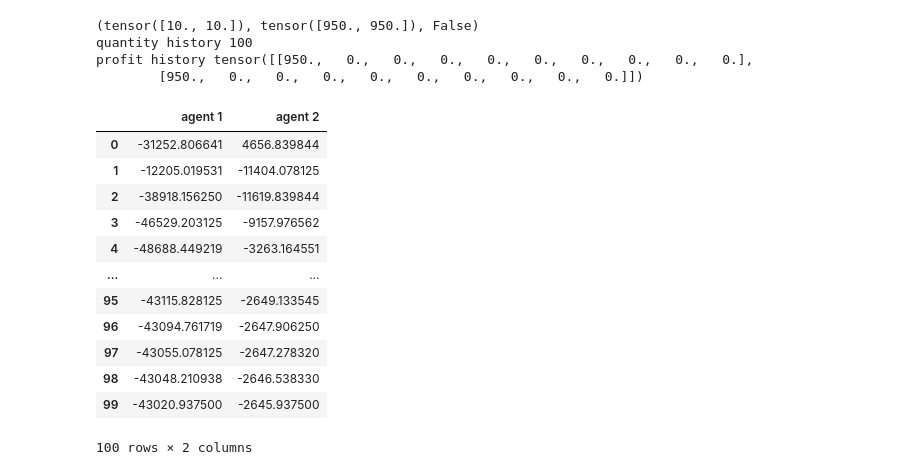
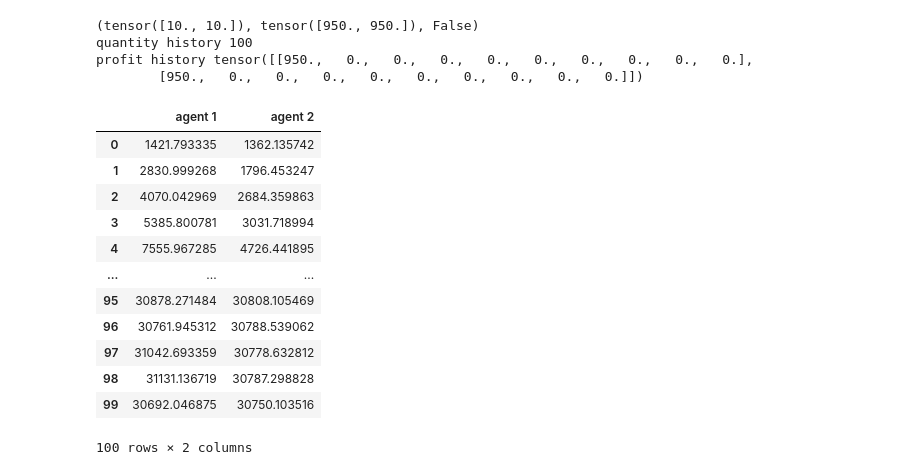
Before and after one commit to playbook1/EquiLearn_Sberg, a Jupyter notebook: classes/test.ipynb, the cells around one changed output. Drawn from its saved outputs; the diff is of its cells as text; code cells hidden in the pictures.

```diff
--- a/classes/test.ipynb
+++ b/classes/test.ipynb
@@ -23,7 +23,7 @@ profit history tensor([[950.,   0.,   0.,   0.,   0.,   0.,   0.,   0.,   0.,
 # Independent Learning Algorithm #
 ##################################
 
-env = ModelGameEnvironment(.5, 2, .99, 10)
+env = ModelGameEnvironment(.5, 2, 20)
 
 # Initialize actor and critic
 input_dim = 2
@@ -54,43 +54,43 @@ for episode in range(num_episodes):
 
 
         action1, log_prob1 = agent1.sample_action(state)
         action_profile[0] = action1
 
 
         action2, log_prob2 = agent2.sample_action(state)
         action_profile[1] = action2
         log_probs.append([log_prob1,log_prob2])
 
         # Compute reward based on the action profile
         next_state, reward_tensor, done = env.step(action_profile)
         #print(f"next state: {next_state}, reward_tensor: {reward_tensor}, done: {done}")
         reward = torch.sum(reward_tensor).item()
 
         #for i in range(2):
         agent1.update(state,  reward_tensor[0], log_probs[0][0], next_state)
         total_reward_agent1 += reward_tensor[0]
         agent2.update(state,  reward_tensor[1], log_probs[0][1], next_state)
         total_reward_agent2 += reward_tensor[1]
 
     #if episode % 10 == 0:
 
     #print(f"Episode {episode} complete")
     #print(total_reward_agent1,total_reward_agent2)
     reward_memory[f"{episode}"] = {"agent 1": total_reward_agent1.item(), "agent 2": total_reward_agent2.item()}
 
 pd.DataFrame(reward_memory).T
 # %% [output]
 |  | agent 1 | agent 2 |
-| 0 | -31252.806641 | 4656.839844 |
-| 1 | -12205.019531 | -11404.078125 |
-| 2 | -38918.156250 | -11619.839844 |
-| 3 | -46529.203125 | -9157.976562 |
-| 4 | -48688.449219 | -3263.164551 |
+| 0 | 1421.793335 | 1362.135742 |
+| 1 | 2830.999268 | 1796.453247 |
+| 2 | 4070.042969 | 2684.359863 |
+| 3 | 5385.800781 | 3031.718994 |
+| 4 | 7555.967285 | 4726.441895 |
 | ... | ... | ... |
-| 95 | -43115.828125 | -2649.133545 |
-| 96 | -43094.761719 | -2647.906250 |
-| 97 | -43055.078125 | -2647.278320 |
-| 98 | -43048.210938 | -2646.538330 |
-| 99 | -43020.937500 | -2645.937500 |
+| 95 | 30878.271484 | 30808.105469 |
+| 96 | 30761.945312 | 30788.539062 |
+| 97 | 31042.693359 | 30778.632812 |
+| 98 | 31131.136719 | 30787.298828 |
+| 99 | 30692.046875 | 30750.103516 |
 100 rows × 2 columns
 # %%
```
Also changed, not shown: parts of 6 cells of this notebook, 1 other file.
